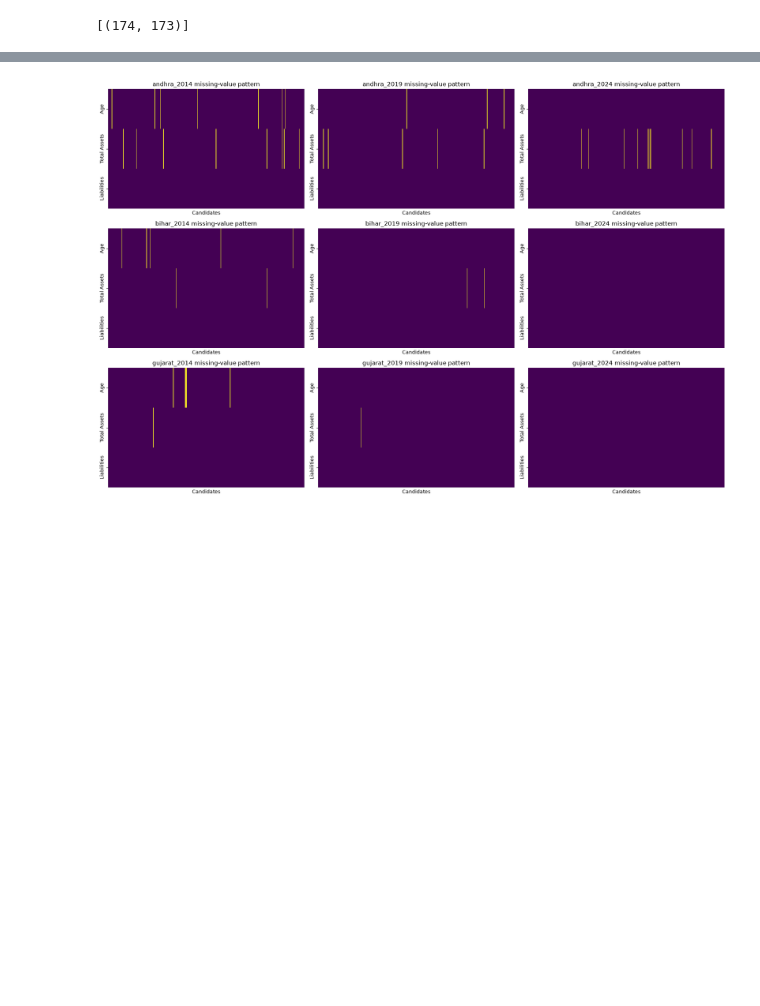
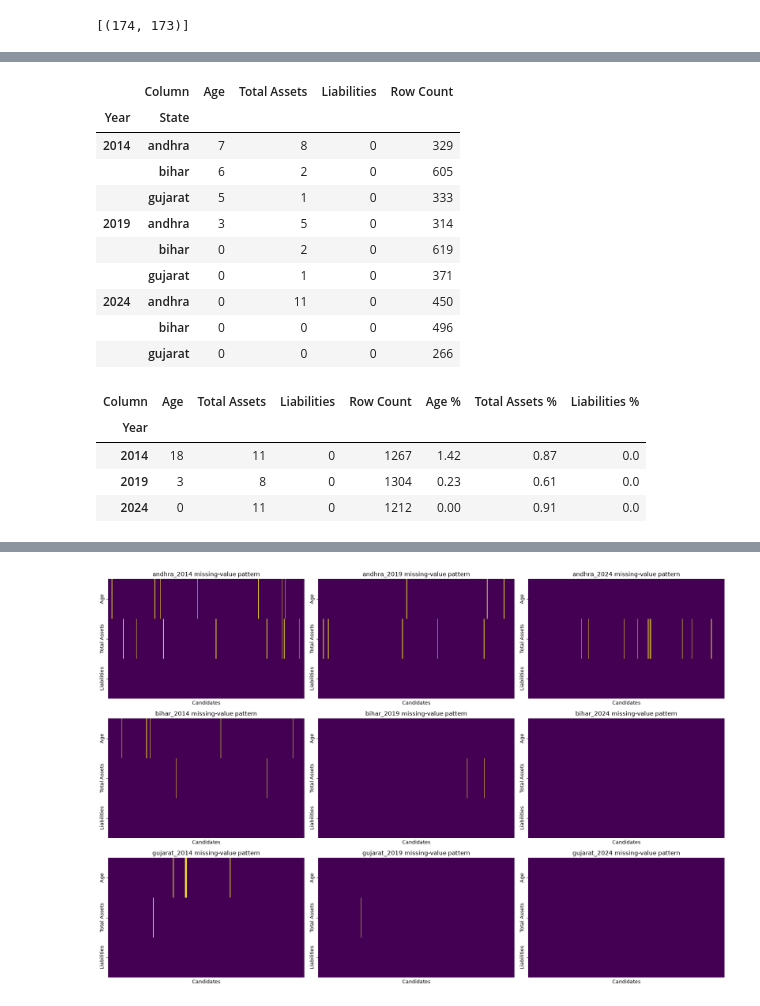
Before and after one commit to iitm-da25b007/MPs-assets, a Jupyter notebook: data_cleaning.ipynb, the cells around one changed output, grey strips where cells are left out. Cells and saved outputs as stored; diff of their text form; code cells hidden in the pictures; blank space fills up the shorter version.

```diff
--- a/data_cleaning.ipynb
+++ b/data_cleaning.ipynb
@@ -354,0 +451,14 @@ cleaned_frames['gujarat_2024'].drop(173, inplace=True)
+# %%
+def read_candidate_file(path):
+    frame = pd.read_csv(path)
+    return frame
+
+
+frames_by_file = {}
+
+for input_path in input_files:
+    frame = read_candidate_file(input_path)
+    frames_by_file[input_path] = frame
+    print(f'{input_path.name}: {len(frame)} rows')
+
+print(f'\nColumns: {frame.columns.tolist()}')
@@ -354,0 +477,61 @@ cleaned_frames['gujarat_2024'].drop(173, inplace=True)
+# %%
+missingness_rows = []
+
+for input_path, frame in frames_by_file.items():
+    file_state, file_year_text = input_path.stem.rsplit('_', 1)
+    row_count = len(frame)
+
+    for column in frame.columns:
+        missing_count = int(is_missing_value(frame[column], column).sum())
+
+        if row_count == 0:
+            missing_percent = 0.0
+        else:
+            missing_percent = (missing_count / row_count) * 100
+
+        missingness_rows.append(
+            {
+                'Source File': input_path.name,
+                'State': file_state,
+                'Year': int(file_year_text),
+                'Column': column,
+                'Row Count': row_count,
+                'Missing Count': missing_count,
+                'Missing Percent': round(missing_percent, 2),
+            }
+        )
+
+missingness_report = pd.DataFrame(missingness_rows)
+
+target_missingness = missingness_report[missingness_report['Column'].isin(MISSINGNESS_TARGET_COLUMNS)]
+missing_by_year_state = target_missingness.pivot_table(
+    index=['Year', 'State'],
+    columns='Column',
+    values='Missing Count',
+    aggfunc='sum',
+)[MISSINGNESS_TARGET_COLUMNS]
+missing_by_year_state['Row Count'] = target_missingness.groupby(['Year', 'State'])['Row Count'].first()
+
+missing_by_year = missing_by_year_state.groupby(level='Year').sum()
+for column in MISSINGNESS_TARGET_COLUMNS:
+    missing_by_year[f'{column} %'] = (missing_by_year[column] / missing_by_year['Row Count'] * 100).round(2)
+
+display(missing_by_year_state)
+display(missing_by_year)
+# %% [output]
+|  | Column | Age | Total Assets | Liabilities | Row Count |
+| Year | State |  |  |  |  |
+| 2014 | andhra | 7 | 8 | 0 | 329 |
+|  | bihar | 6 | 2 | 0 | 605 |
+|  | gujarat | 5 | 1 | 0 | 333 |
+| 2019 | andhra | 3 | 5 | 0 | 314 |
+|  | bihar | 0 | 2 | 0 | 619 |
+|  | gujarat | 0 | 1 | 0 | 371 |
+| 2024 | andhra | 0 | 11 | 0 | 450 |
+|  | bihar | 0 | 0 | 0 | 496 |
+|  | gujarat | 0 | 0 | 0 | 266 |
+| Column | Age | Total Assets | Liabilities | Row Count | Age % | Total Assets % | Liabilities % |
+| Year |  |  |  |  |  |  |  |
+| 2014 | 18 | 11 | 0 | 1267 | 1.42 | 0.87 | 0.0 |
+| 2019 | 3 | 8 | 0 | 1304 | 0.23 | 0.61 | 0.0 |
+| 2024 | 0 | 11 | 0 | 1212 | 0.00 | 0.91 | 0.0 |
```
Also changed, not shown: parts of 42 cells of this notebook, 1 other file.
